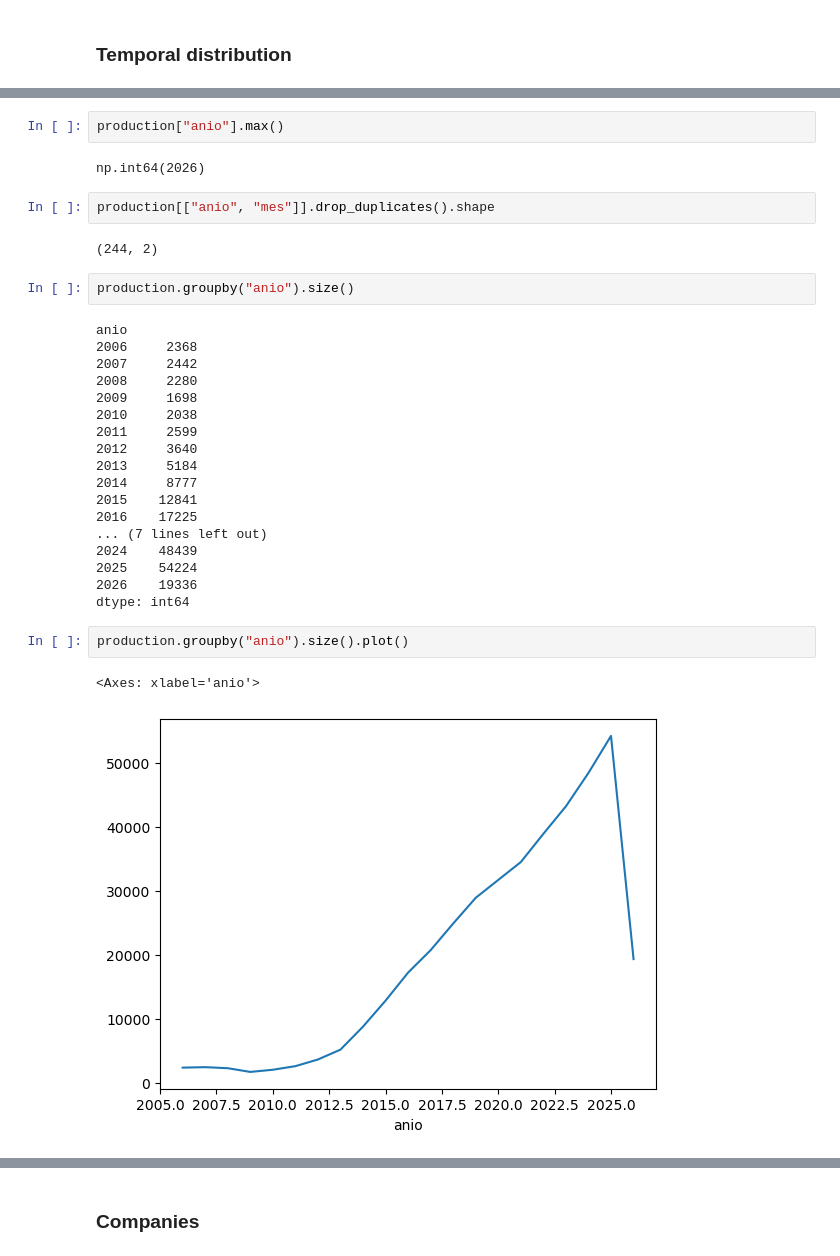
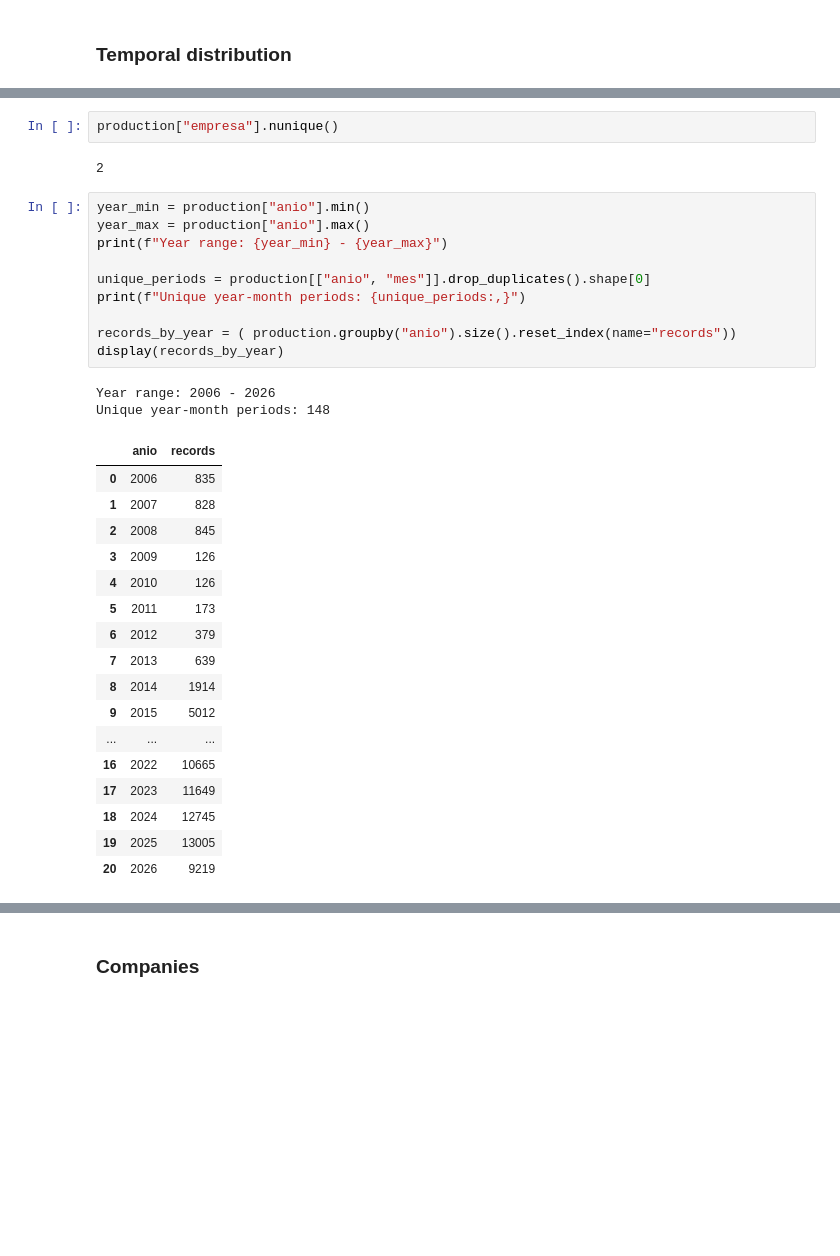
Before and after one commit to Isivaleriano/TP_Ing_Software, a Jupyter notebook: notebooks/01_data_exploration.ipynb, the cells around one changed output, grey strips where cells are left out. Saved outputs shown, nothing was run; the diff lists cells and outputs as text; blank space fills up the shorter version.

```diff
--- a/notebooks/01_data_exploration.ipynb
+++ b/notebooks/01_data_exploration.ipynb
@@ -141,33 +104,34 @@ np.int64(2006)
-# %%
-production["anio"].max()
-# %% [output]
-np.int64(2026)
-# %%
-production[["anio", "mes"]].drop_duplicates().shape
-# %% [output]
-(244, 2)
-# %%
-production.groupby("anio").size()
-# %% [output]
-anio
-2006     2368
-2007     2442
-2008     2280
-2009     1698
-2010     2038
-2011     2599
-2012     3640
-2013     5184
-2014     8777
-2015    12841
-2016    17225
-... (7 lines left out)
-2024    48439
-2025    54224
-2026    19336
-dtype: int64
-# %%
-production.groupby("anio").size().plot()
-# %% [output]
-<Axes: xlabel='anio'>
-[figure, removed]
+# %%
+production["empresa"].nunique()
+# %% [output]
+2
+# %%
+year_min = production["anio"].min()
+year_max = production["anio"].max()
+print(f"Year range: {year_min} - {year_max}")
+
+unique_periods = production[["anio", "mes"]].drop_duplicates().shape[0]
+print(f"Unique year-month periods: {unique_periods:,}")
+
+records_by_year = ( production.groupby("anio").size().reset_index(name="records"))
+display(records_by_year)
+# %% [output]
+Year range: 2006 - 2026
+Unique year-month periods: 148
+|  | anio | records |
+| 0 | 2006 | 835 |
+| 1 | 2007 | 828 |
+| 2 | 2008 | 845 |
+| 3 | 2009 | 126 |
+| 4 | 2010 | 126 |
+| 5 | 2011 | 173 |
+| 6 | 2012 | 379 |
+| 7 | 2013 | 639 |
+| 8 | 2014 | 1914 |
+| 9 | 2015 | 5012 |
+| ... | ... | ... |
+| 16 | 2022 | 10665 |
+| 17 | 2023 | 11649 |
+| 18 | 2024 | 12745 |
+| 19 | 2025 | 13005 |
+| 20 | 2026 | 9219 |
```
Also changed, not shown: parts of 31 cells of this notebook.
